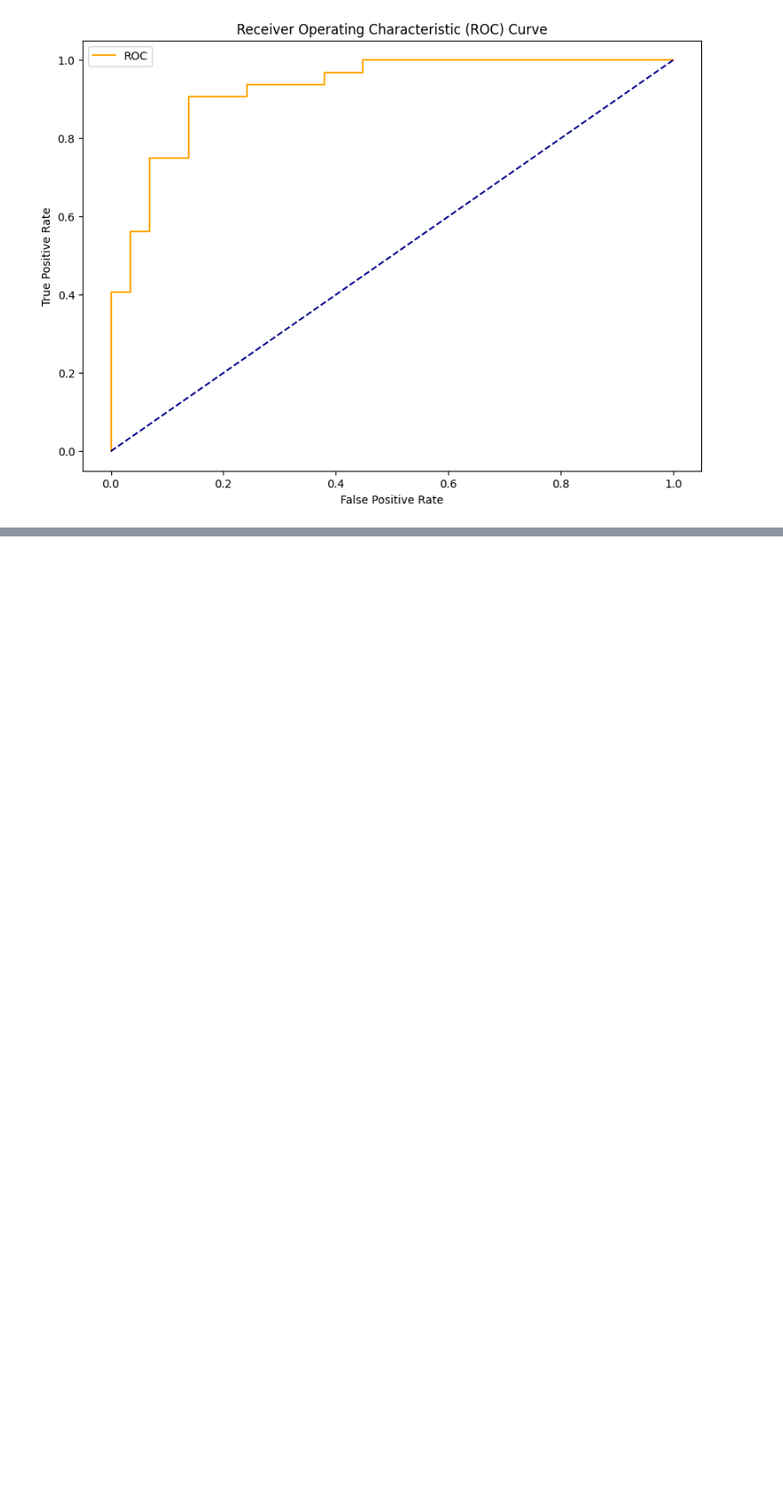
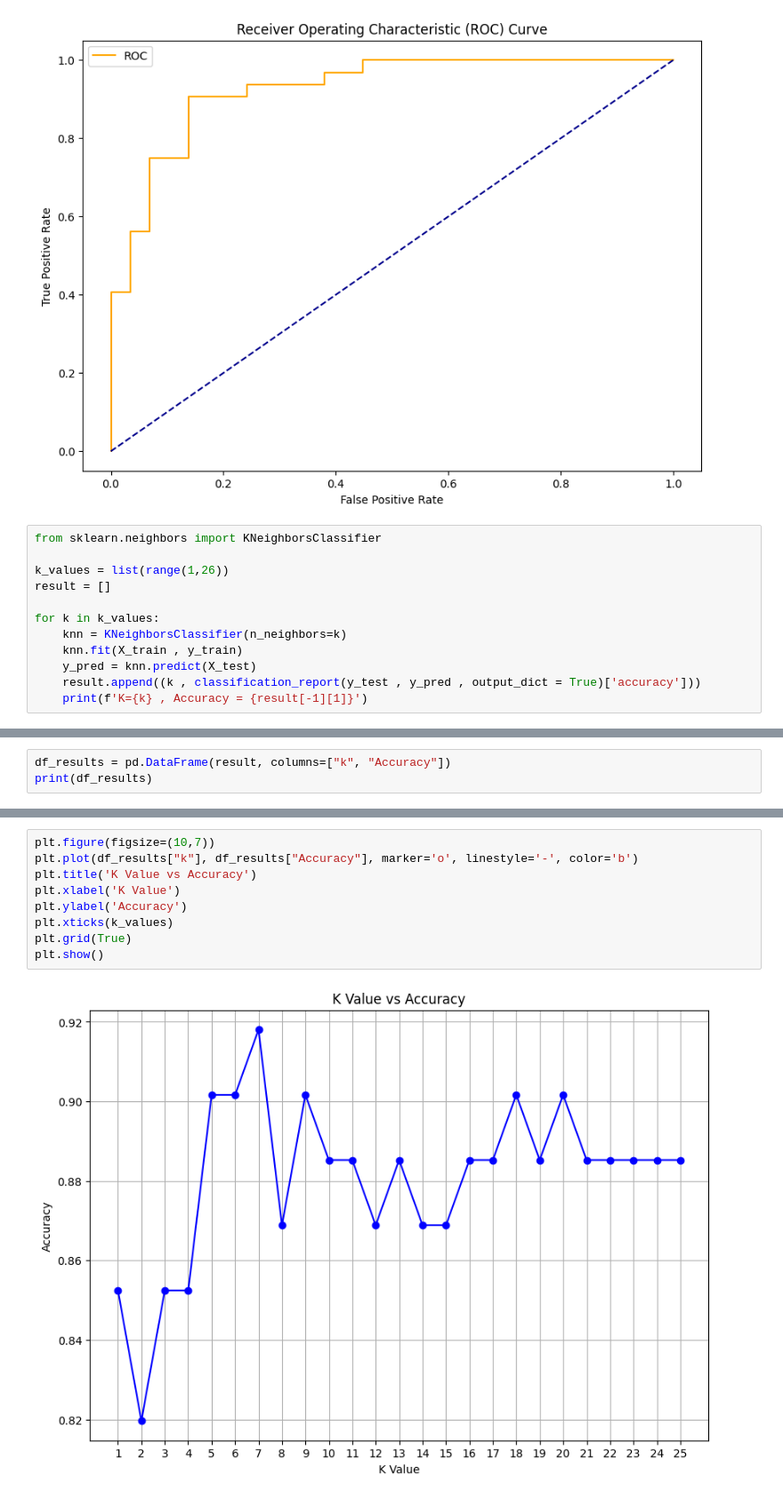
Before and after one commit to Abdullah-Jalal/heart-disease-prediction, a Jupyter notebook: ML_Heart.ipynb, the cells around one changed output, grey strips where cells are left out. Shown at 89% size. Saved outputs shown, nothing was run; the diff lists cells and outputs as text; blank space fills up the shorter version.

Commit message:
Added KNN experiment with Accuracy vs K plot for Heart Disease dataset

```diff
--- a/ML_Heart.ipynb
+++ b/ML_Heart.ipynb
@@ -69,3 +69,15 @@ plt.legend()
 plt.show()
 # %% [output]
 [figure]
+# %%
+from sklearn.neighbors import KNeighborsClassifier
+
+k_values = list(range(1,26))
+result = []
+
+for k in k_values:
+    knn = KNeighborsClassifier(n_neighbors=k)
+    knn.fit(X_train , y_train)
+    y_pred = knn.predict(X_test)
+    result.append((k , classification_report(y_test , y_pred , output_dict = True)['accuracy']))
+    print(f'K={k} , Accuracy = {result[-1][1]}')
@@ -71,0 +102,3 @@ plt.show()
+# %%
+df_results = pd.DataFrame(result, columns=["k", "Accuracy"])
+print(df_results)
@@ -71,0 +123,11 @@ plt.show()
+# %%
+plt.figure(figsize=(10,7))
+plt.plot(df_results["k"], df_results["Accuracy"], marker='o', linestyle='-', color='b')
+plt.title('K Value vs Accuracy')
+plt.xlabel('K Value')
+plt.ylabel('Accuracy')
+plt.xticks(k_values)
+plt.grid(True)
+plt.show()
+# %% [output]
+[figure, added]
```
Also changed, not shown: parts of 2 cells of this notebook.
